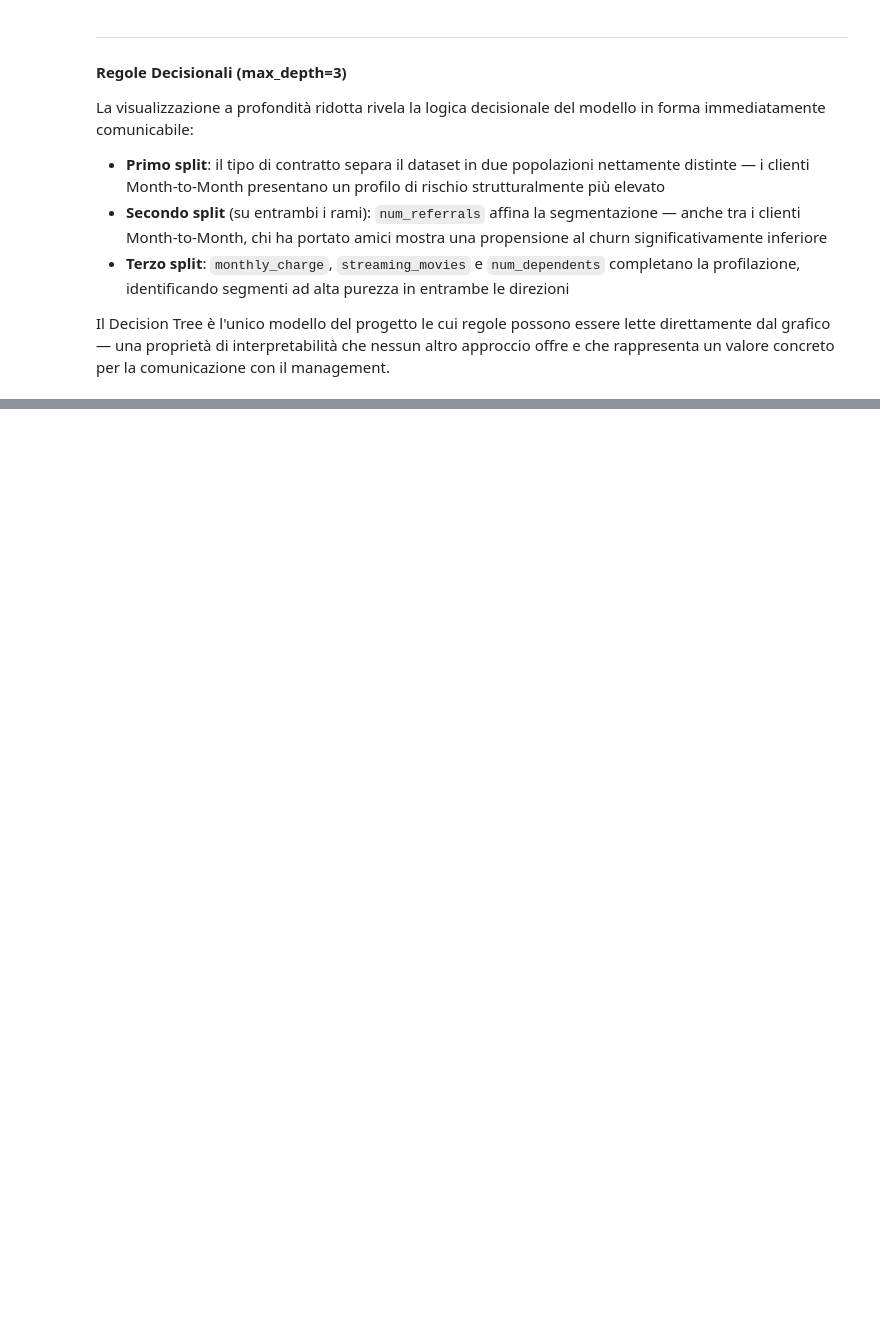
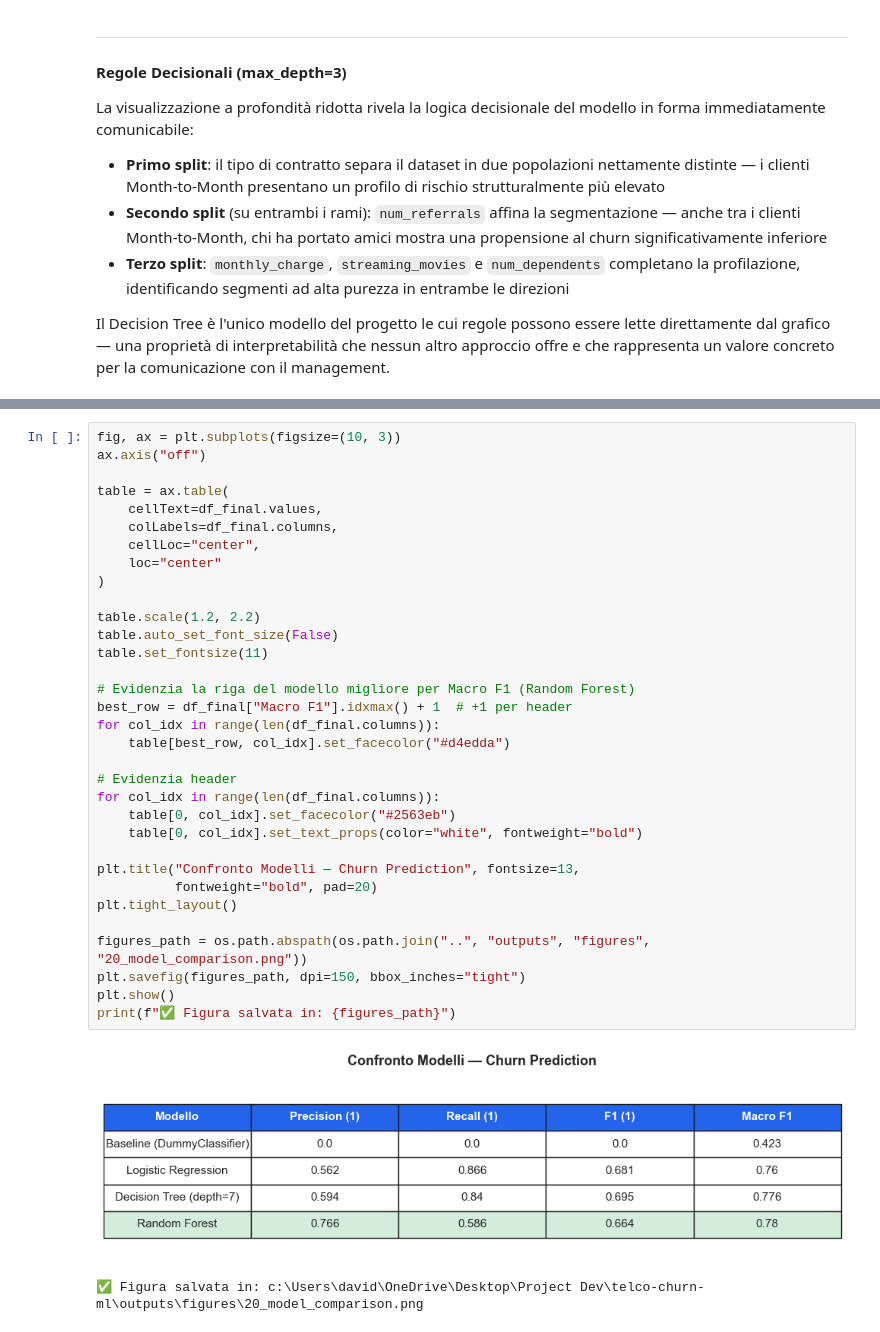
Before and after one commit to antoniohopee/telco-churn-ml, a Jupyter notebook: notebooks/04_machine_learning.ipynb, the cells around one changed output, grey strips where cells are left out. Saved outputs shown, nothing was run; the diff lists cells and outputs as text; blank space fills up the shorter version.

```diff
--- a/notebooks/04_machine_learning.ipynb
+++ b/notebooks/04_machine_learning.ipynb
@@ -917,0 +1074,36 @@ con il management.
+# %%
+fig, ax = plt.subplots(figsize=(10, 3))
+ax.axis("off")
+
+table = ax.table(
+    cellText=df_final.values,
+    colLabels=df_final.columns,
+    cellLoc="center",
+    loc="center"
+)
+
+table.scale(1.2, 2.2)
+table.auto_set_font_size(False)
+table.set_fontsize(11)
+
+# Evidenzia la riga del modello migliore per Macro F1 (Random Forest)
+best_row = df_final["Macro F1"].idxmax() + 1  # +1 per header
+for col_idx in range(len(df_final.columns)):
+    table[best_row, col_idx].set_facecolor("#d4edda")
+
+# Evidenzia header
+for col_idx in range(len(df_final.columns)):
+    table[0, col_idx].set_facecolor("#2563eb")
+    table[0, col_idx].set_text_props(color="white", fontweight="bold")
+
+plt.title("Confronto Modelli — Churn Prediction", fontsize=13,
+          fontweight="bold", pad=20)
+plt.tight_layout()
+
+figures_path = os.path.abspath(os.path.join("..", "outputs", "figures", "20_model_comparison.png"))
+plt.savefig(figures_path, dpi=150, bbox_inches="tight")
+plt.show()
+print(f"✅ Figura salvata in: {figures_path}")
+# %% [output]
+[figure, added]
+✅ Figura salvata in: c:\Users\david\OneDrive\Desktop\Project Dev\telco-churn-ml\outputs\figures\20_model_comparison.png
```
Also changed, not shown: parts of 10 cells of this notebook.
